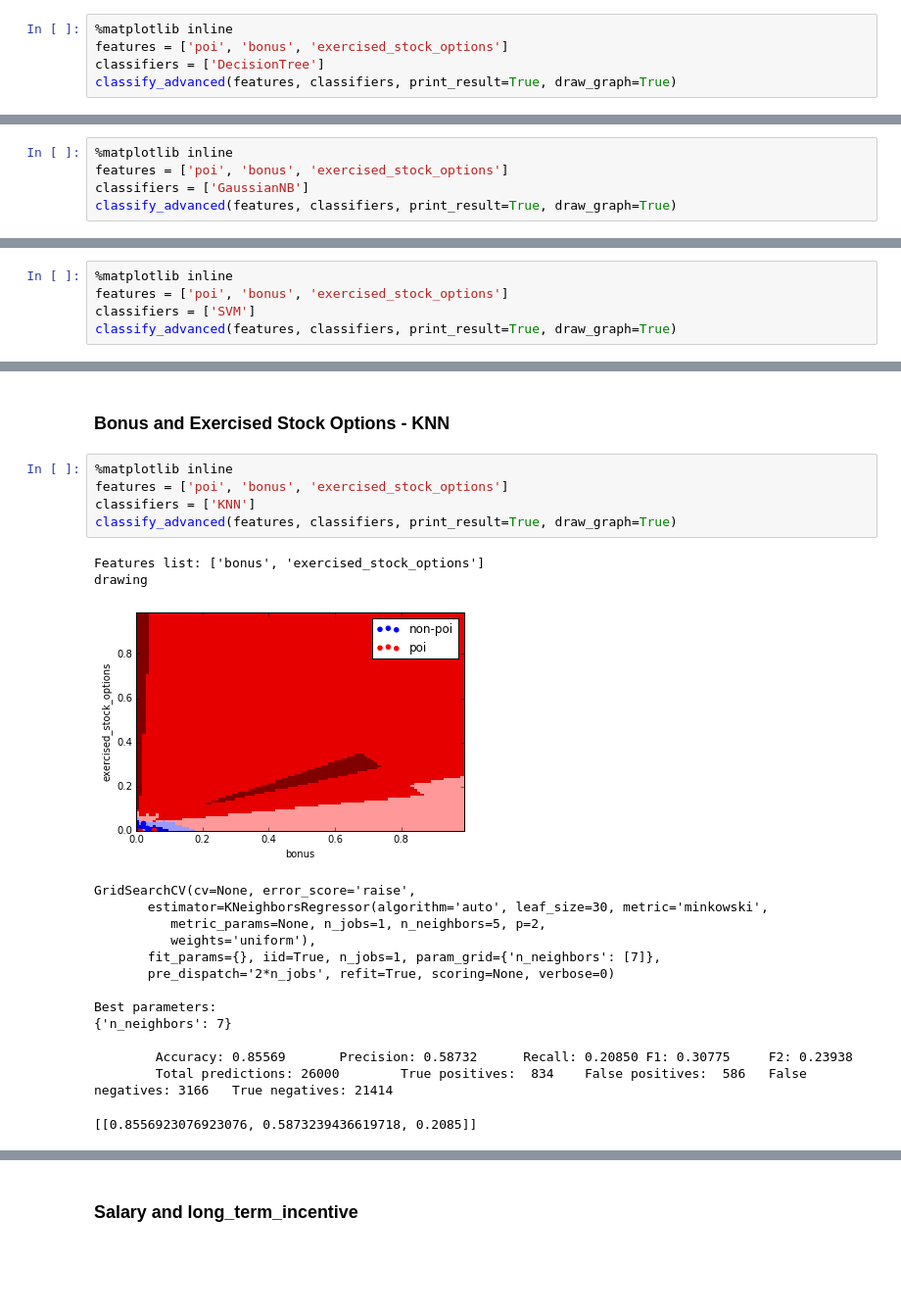
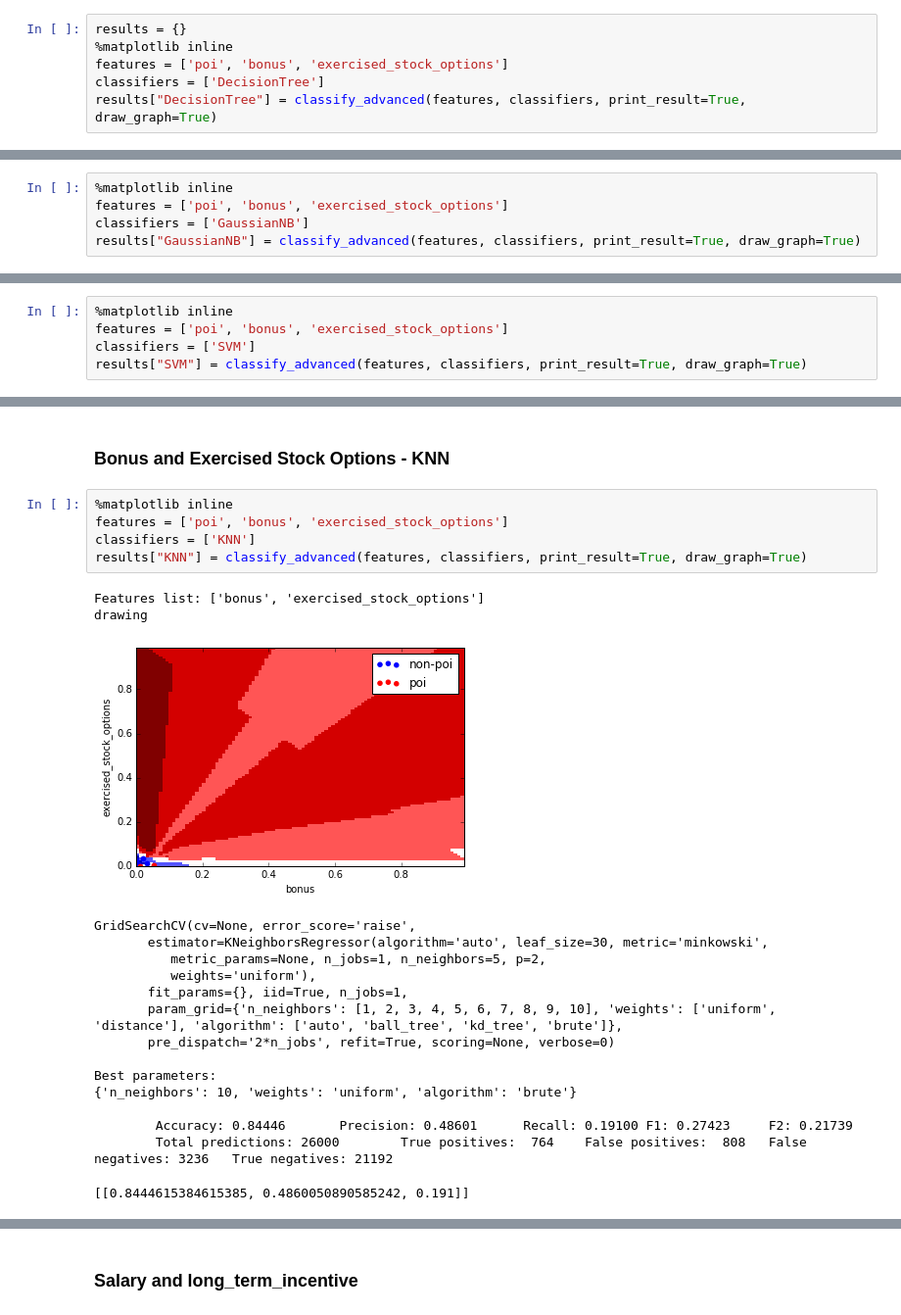
Before and after one commit to wonjunee/machine-learning, a Jupyter notebook: ud120-projects/final_project/final_project.ipynb, the cells around one changed output, grey strips where cells are left out. Shown at 98% size. Cells and saved outputs as stored; diff of their text form; blank space fills up the shorter version.

```diff
--- a/ud120-projects/final_project/final_project.ipynb
+++ b/ud120-projects/final_project/final_project.ipynb
@@ -672,9 +672,10 @@ I will try to use this function with 'bonus' and 'exercised_stock_options' and s
 # %% [markdown]
 ### Bonus and Exercised Stock Options - Decision Tree
 # %%
+results = {}
 %matplotlib inline
 features = ['poi', 'bonus', 'exercised_stock_options']
 classifiers = ['DecisionTree']
-classify_advanced(features, classifiers, print_result=True, draw_graph=True)
+results["DecisionTree"] = classify_advanced(features, classifiers, print_result=True, draw_graph=True)
 # %% [output]
 Features list: ['bonus', 'exercised_stock_options']
@@ -697,4 +714,4 @@ Let's try calculate scores again with different classfiers.
 %matplotlib inline
 features = ['poi', 'bonus', 'exercised_stock_options']
 classifiers = ['GaussianNB']
-classify_advanced(features, classifiers, print_result=True, draw_graph=True)
+results["GaussianNB"] = classify_advanced(features, classifiers, print_result=True, draw_graph=True)
@@ -714,4 +743,4 @@ Although recall is quite high but other scores are pretty low.  So GaussianNB is
 %matplotlib inline
 features = ['poi', 'bonus', 'exercised_stock_options']
 classifiers = ['SVM']
-classify_advanced(features, classifiers, print_result=True, draw_graph=True)
+results["SVM"] = classify_advanced(features, classifiers, print_result=True, draw_graph=True)
@@ -722,22 +765,23 @@ Error occurs. This error occurs when there are too many zeros. I guess SVM requi
 # %%
 %matplotlib inline
 features = ['poi', 'bonus', 'exercised_stock_options']
 classifiers = ['KNN']
-classify_advanced(features, classifiers, print_result=True, draw_graph=True)
+results["KNN"] = classify_advanced(features, classifiers, print_result=True, draw_graph=True)
 # %% [output]
 Features list: ['bonus', 'exercised_stock_options']
 drawing
-[figure, old version]
+[figure, new version]
 GridSearchCV(cv=None, error_score='raise',
        estimator=KNeighborsRegressor(algorithm='auto', leaf_size=30, metric='minkowski',
           metric_params=None, n_jobs=1, n_neighbors=5, p=2,
           weights='uniform'),
-       fit_params={}, iid=True, n_jobs=1, param_grid={'n_neighbors': [7]},
+       fit_params={}, iid=True, n_jobs=1,
+       param_grid={'n_neighbors': [1, 2, 3, 4, 5, 6, 7, 8, 9, 10], 'weights': ['uniform', 'distance'], 'algorithm': ['auto', 'ball_tree', 'kd_tree', 'brute']},
        pre_dispatch='2*n_jobs', refit=True, scoring=None, verbose=0)
 
 Best parameters:
-{'n_neighbors': 7}
+{'n_neighbors': 10, 'weights': 'uniform', 'algorithm': 'brute'}
 
-        Accuracy: 0.85569       Precision: 0.58732      Recall: 0.20850 F1: 0.30775     F2: 0.23938
-        Total predictions: 26000        True positives:  834    False positives:  586   False negatives: 3166   True negatives: 21414
+        Accuracy: 0.84446       Precision: 0.48601      Recall: 0.19100 F1: 0.27423     F2: 0.21739
+        Total predictions: 26000        True positives:  764    False positives:  808   False negatives: 3236   True negatives: 21192
-[[0.8556923076923076, 0.5873239436619718, 0.2085]]
+[[0.8444615384615385, 0.4860050890585242, 0.191]]
```
Also changed, not shown: parts of 13 cells of this notebook.
